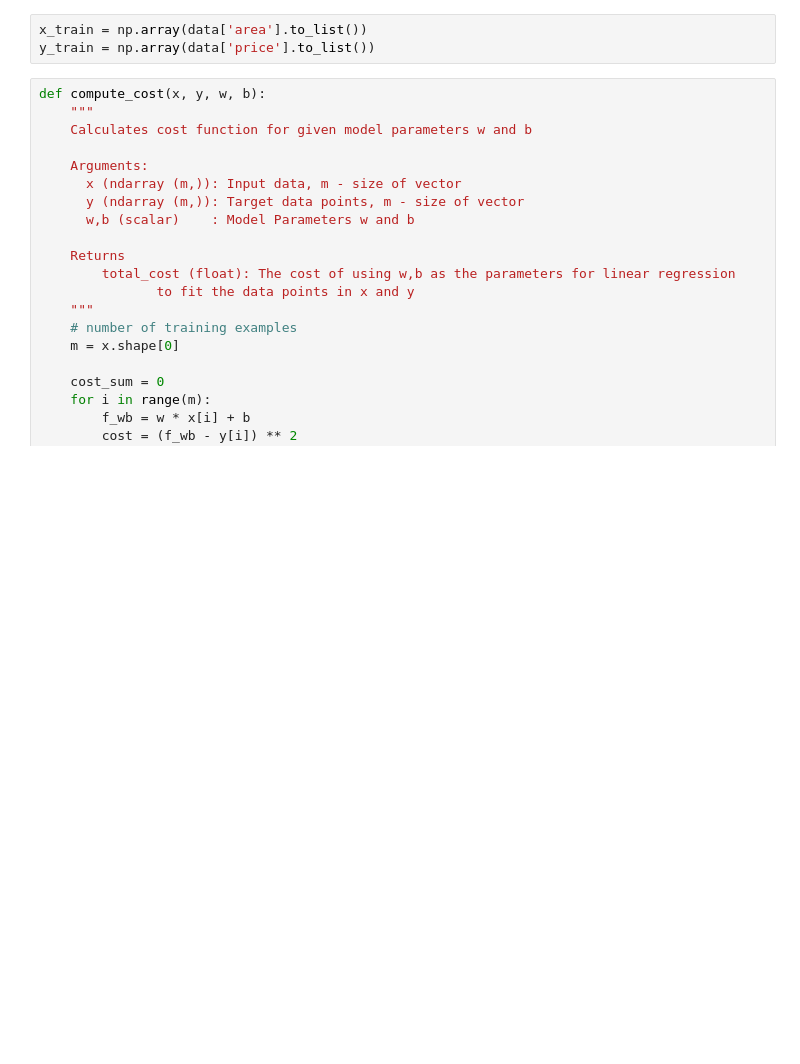
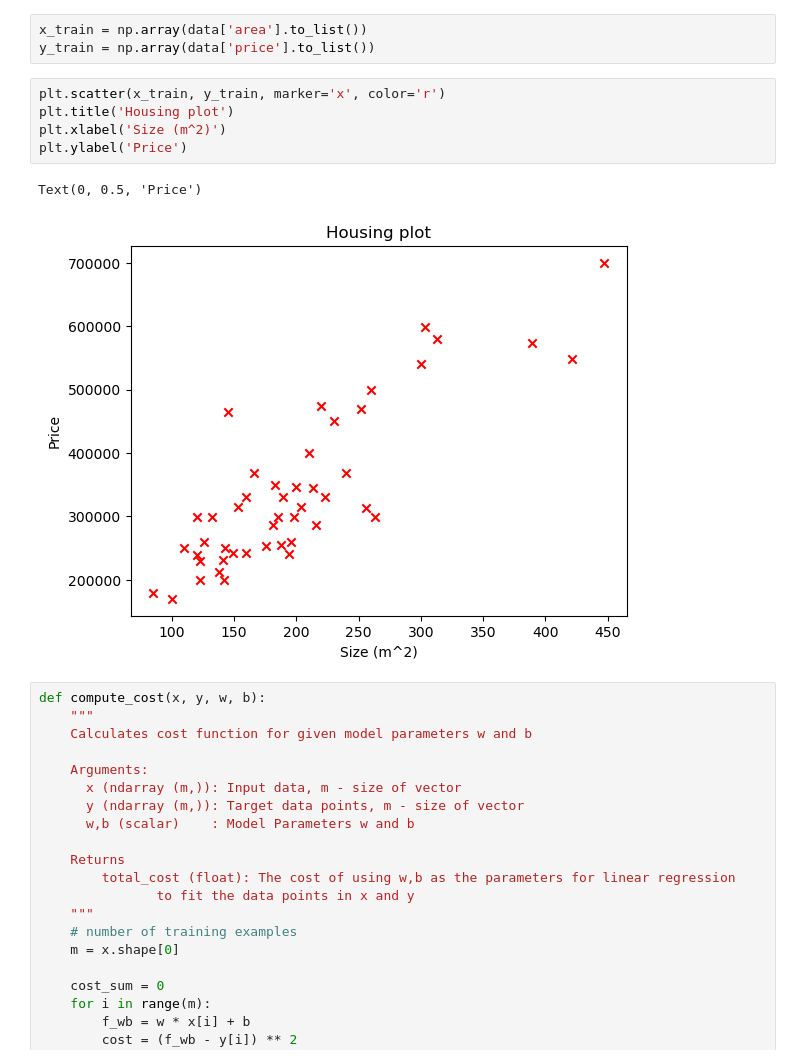
Before and after one commit to peterbaksa/MachineLearning, a Jupyter notebook: 01_Linear_Regression/02_linear_regression_on_dataset.ipynb, the cells around one changed output. Drawn from its saved outputs; the diff is of its cells as text; blank space fills up the shorter version.

```diff
--- a/01_Linear_Regression/02_linear_regression_on_dataset.ipynb
+++ b/01_Linear_Regression/02_linear_regression_on_dataset.ipynb
@@ -31,6 +31,14 @@ data.head()
 # %%
 x_train = np.array(data['area'].to_list())
 y_train = np.array(data['price'].to_list())
+# %%
+plt.scatter(x_train, y_train, marker='x', color='r')
+plt.title('Housing plot')
+plt.xlabel('Size (m^2)')
+plt.ylabel('Price')
+# %% [output]
+Text(0, 0.5, 'Price')
+[figure, added]
 # %%
 def compute_cost(x, y, w, b):
     """
```
Also changed, not shown: parts of 4 cells of this notebook, 1 other file.
